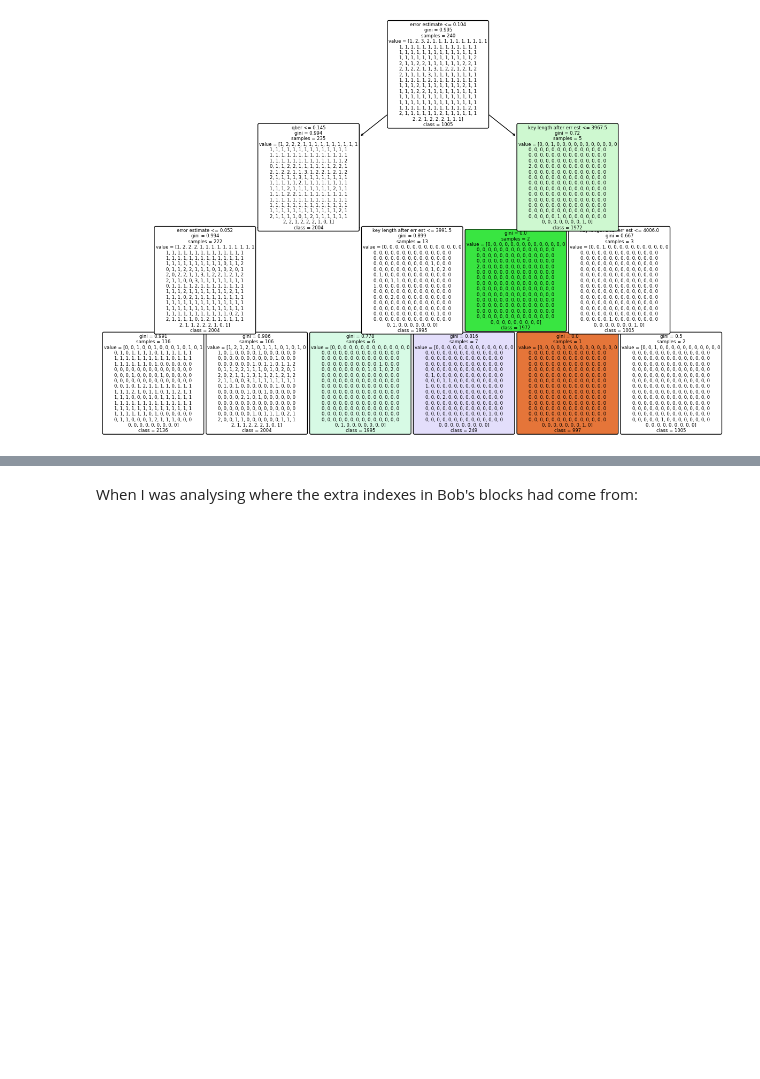
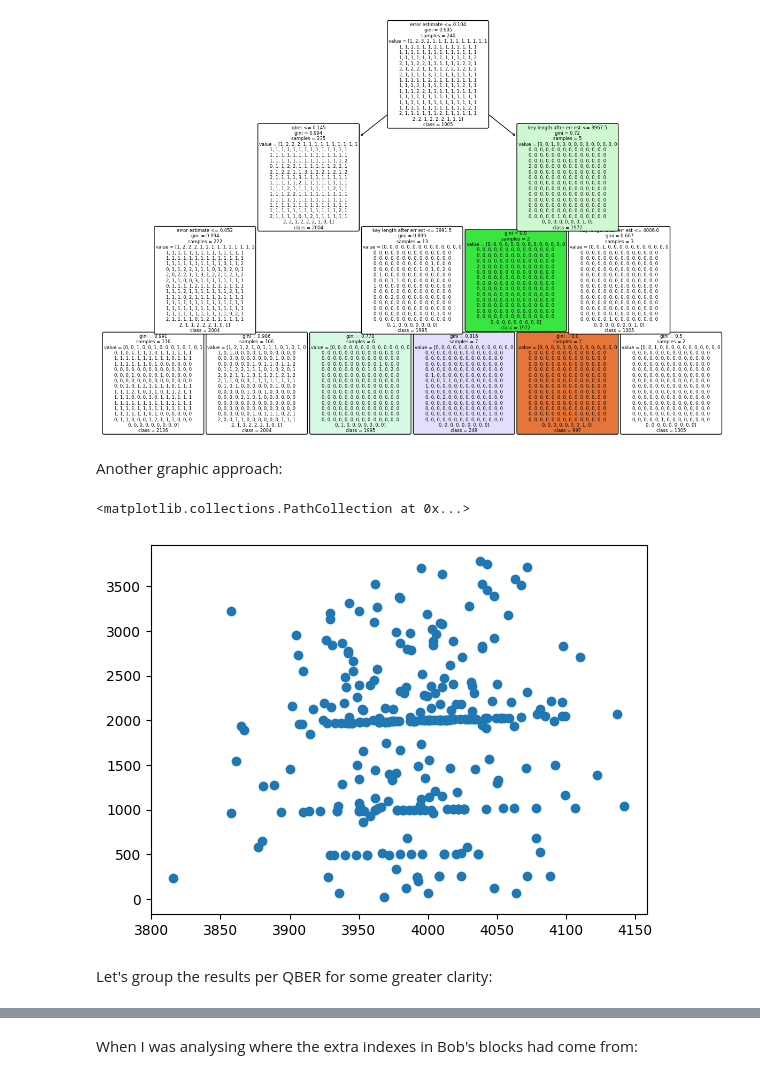
Before and after one commit to gnypit/pyqkd, a Jupyter notebook: main_tester.ipynb, the cells around one changed output, grey strips where cells are left out. Drawn from its saved outputs; the diff is of its cells as text; code cells hidden in the pictures; blank space fills up the shorter version.

Commit message:
After couple attempts to create other meaningful plots I'm trying to analyse data grouped by QBER

```diff
--- a/main_tester.ipynb
+++ b/main_tester.ipynb
@@ -175,3 +175,12 @@ plot_tree(model, feature_names=features.columns, class_names=model.classes_.asty
 plt.show()
 # %% [output]
 [figure]
+# %% [markdown]
+Another graphic approach:
+# %%
+plt.scatter(results_df['key length after err est'], results_df['key length after err corr'])
+# %% [output]
+<matplotlib.collections.PathCollection at 0x...>
+[figure, added]
+# %% [markdown]
+Let's group the results per QBER for some greater clarity:
```
Also changed, not shown: parts of 1 cell of this notebook.
